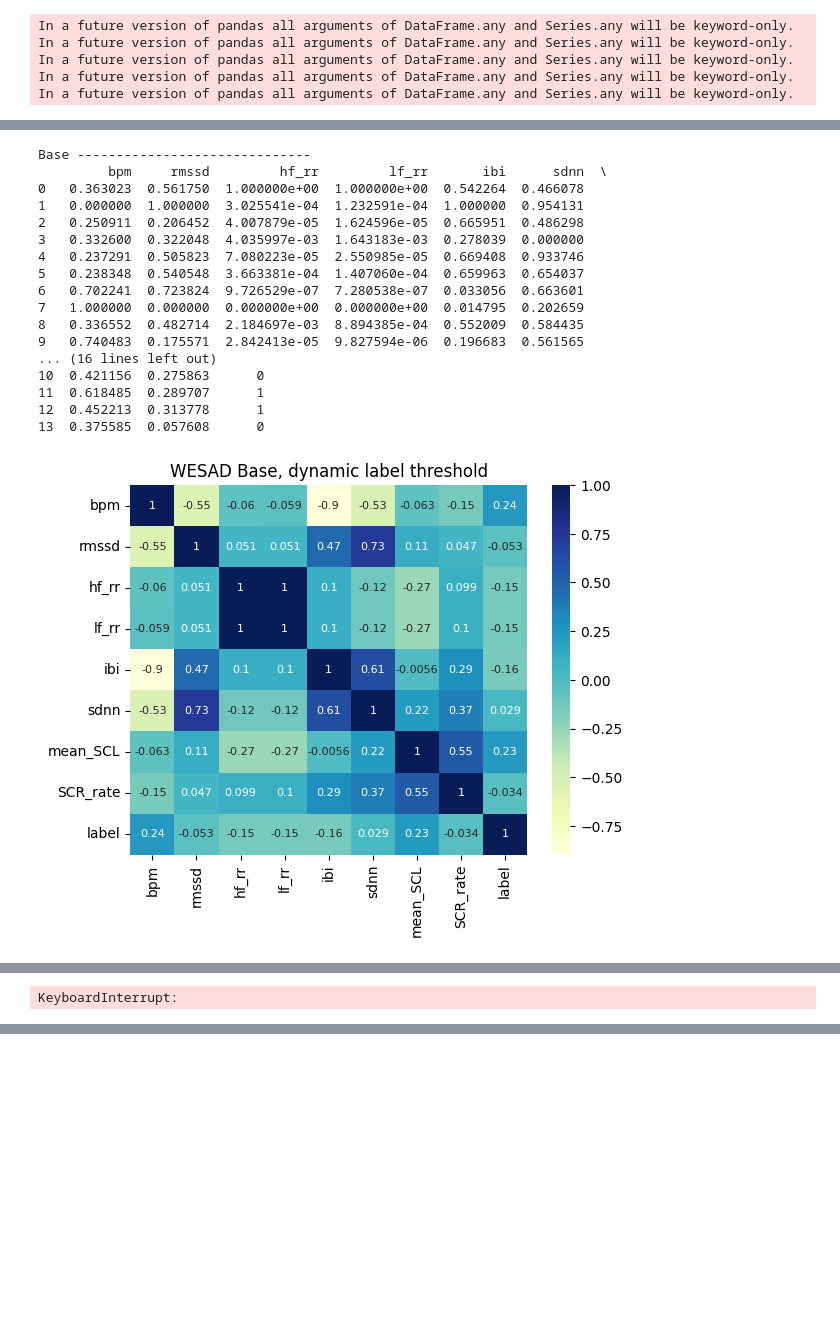
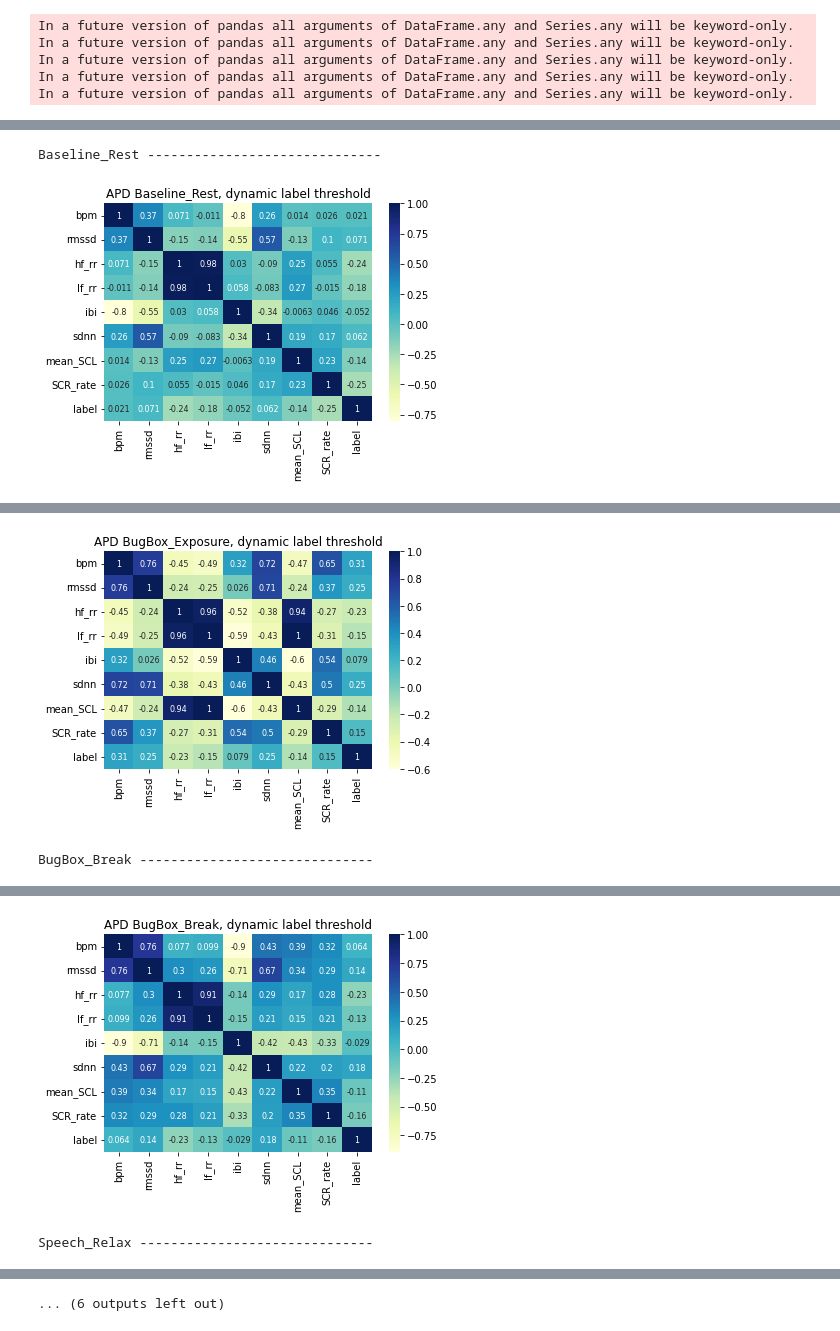
Before and after one commit to emilyxzhou/anxiety, a Jupyter notebook: notebooks/statistical_analysis/statistical_analysis.ipynb, the cells around one changed output, grey strips where cells are left out. Saved outputs shown, nothing was run; the diff lists cells and outputs as text; code cells hidden in the pictures; blank space fills up the shorter version.

```diff
--- a/notebooks/statistical_analysis/statistical_analysis.ipynb
+++ b/notebooks/statistical_analysis/statistical_analysis.ipynb
@@ -41,7 +41,7 @@ threshold = "fixed"
 # APD
 phases = dr_a.Phases.PHASES_LIST
 apd_label_type = "Anxiety"
-x, y = train.Train_APD.get_apd_data_ranking(metrics, phases, verbose=False, anxiety_label_type=apd_label_type, threshold=threshold)
+x, y = train.Train_APD.get_apd_data_ranking(metrics, phases, verbose=False, anxiety_label_type=apd_label_type, threshold=threshold, binary_labels=True)
 x = pd.concat([x, y], axis=1)
 
 apd_metric_dfs = {}
@@ -55,7 +55,7 @@ for i in range(len(phases)):
 # WESAD
 phases = dr_w.Phases.PHASE_ORDER
 wesad_label_type = "stai"
-x, y = train.Train_WESAD.get_wesad_data(metrics, phases, verbose=False, label_type=wesad_label_type, normalize=False, threshold=threshold)
+x, y = train.Train_WESAD.get_wesad_data(metrics, phases, verbose=False, label_type=wesad_label_type, normalize=False, threshold=threshold, binary_labels=True)
 x = pd.concat([x, y], axis=1)
 
 wesad_metric_dfs = {}
@@ -70,7 +70,7 @@ for i in range(len(phases)):
 study = "Study1"
 phases = dr_p.Study1.ALL
 popane_label_type = "affect"
-x, y = train.Train_POPANE.get_popane_data(study, metrics, phases, verbose=False, label_type=popane_label_type, normalize=False, threshold=threshold)
+x, y = train.Train_POPANE.get_popane_data(study, metrics, phases, verbose=False, label_type=popane_label_type, normalize=False, threshold=threshold, binary_labels=True)
 inds = pd.isnull(x).any(1).to_numpy().nonzero()[0]
 x = x.drop(inds, axis=0)
 y = y.drop(inds, axis=0)
@@ -87,7 +87,7 @@ for i in range(len(phases)):
 study = "Study2"
 phases = dr_p.Study2.ALL
 popane_label_type = "affect"
-x, y = train.Train_POPANE.get_popane_data(study, metrics, phases, verbose=False, label_type=popane_label_type, normalize=False, threshold=threshold)
+x, y = train.Train_POPANE.get_popane_data(study, metrics, phases, verbose=False, label_type=popane_label_type, normalize=False, threshold=threshold, binary_labels=True)
 inds = pd.isnull(x).any(1).to_numpy().nonzero()[0]
 x = x.drop(inds, axis=0)
 y = y.drop(inds, axis=0)
@@ -104,7 +104,7 @@ for i in range(len(phases)):
 study = "Study3"
 phases = dr_p.Study3.ALL
 popane_label_type = "affect"
-x, y = train.Train_POPANE.get_popane_data(study, metrics, phases, verbose=False, label_type=popane_label_type, normalize=False, threshold=threshold)
+x, y = train.Train_POPANE.get_popane_data(study, metrics, phases, verbose=False, label_type=popane_label_type, normalize=False, threshold=threshold, binary_labels=True)
 inds = pd.isnull(x).any(1).to_numpy().nonzero()[0]
 x = x.drop(inds, axis=0)
 y = y.drop(inds, axis=0)
@@ -121,7 +121,7 @@ for i in range(len(phases)):
 study = "Study4"
 phases = dr_p.Study4.ALL
 popane_label_type = "affect"
-x, y = train.Train_POPANE.get_popane_data(study, metrics, phases, verbose=False, label_type=popane_label_type, normalize=False, threshold=threshold)
+x, y = train.Train_POPANE.get_popane_data(study, metrics, phases, verbose=False, label_type=popane_label_type, normalize=False, threshold=threshold, binary_labels=True)
 inds = pd.isnull(x).any(1).to_numpy().nonzero()[0]
 x = x.drop(inds, axis=0)
 y = y.drop(inds, axis=0)
@@ -138,7 +138,7 @@ for i in range(len(phases)):
 study = "Study5"
 phases = dr_p.Study5.ALL
 popane_label_type = "affect"
-x, y = train.Train_POPANE.get_popane_data(study, metrics, phases, verbose=False, label_type=popane_label_type, normalize=False, threshold=threshold)
+x, y = train.Train_POPANE.get_popane_data(study, metrics, phases, verbose=False, label_type=popane_label_type, normalize=False, threshold=threshold, binary_labels=True)
 inds = pd.isnull(x).any(1).to_numpy().nonzero()[0]
 x = x.drop(inds, axis=0)
 y = y.drop(inds, axis=0)
@@ -426,69 +390,53 @@ import seaborn as sb
 threshold = "dynamic"
 
 
-# phases = dr_a.Phases.PHASES_LIST
-# apd_label_type = "Anxiety"
+phases = dr_a.Phases.PHASES_LIST
+apd_label_type = "Anxiety"
+
+for i, phase in enumerate(phases):
+    print(f"{phase} " + "-"*30)
+    x, y = train.Train_APD.get_apd_data_ranking(metrics, [phase], verbose=False, anxiety_label_type=apd_label_type, threshold=threshold)
+    x = pd.concat([x, y], axis=1)
+    heat_map = sb.heatmap(x.loc[:, metrics + ["label"]].corr(), cmap="YlGnBu", annot=True, annot_kws={"fontsize":8})
+    plt.title(f"APD {phase}, {threshold} label threshold")
+    plt.show()
+
+
+# phases = dr_w.Phases.PHASE_ORDER
+# wesad_label_type = "stai"
 
 # for i, phase in enumerate(phases):
 #     print(f"{phase} " + "-"*30)
-#     x, y = train.Train_APD.get_apd_data_ranking(metrics, [phase], verbose=False, anxiety_label_type=apd_label_type, threshold=threshold)
+#     x, y = train.Train_WESAD.get_wesad_data(metrics, [phase], verbose=False, label_type=wesad_label_type, normalize=True, threshold=threshold)
 #     x = pd.concat([x, y], axis=1)
 #     heat_map = sb.heatmap(x.loc[:, metrics + ["label"]].corr(), cmap="YlGnBu", annot=True, annot_kws={"fontsize":8})
-#     plt.title(f"APD {phase}, {threshold} label threshold")
+#     plt.title(f"WESAD {phase}, {threshold} label threshold")
 #     plt.show()
-
-
-phases = dr_w.Phases.PHASE_ORDER
-wesad_label_type = "stai"
-
-for i, phase in enumerate(phases):
-    print(f"{phase} " + "-"*30)
-    x, y = train.Train_WESAD.get_wesad_data(metrics, [phase], verbose=False, label_type=wesad_label_type, normalize=True, threshold=threshold)
-    x = pd.concat([x, y], axis=1)
-    heat_map = sb.heatmap(x.loc[:, metrics + ["label"]].corr(), cmap="YlGnBu", annot=True, annot_kws={"fontsize":8})
-    plt.title(f"WESAD {phase}, {threshold} label threshold")
-    plt.show()
 
 # popane_studies = {
 #     "Study1": dr_p.Study1.ALL,
 #     "Study2": dr_p.Study2.ALL,
 #     "Study3": dr_p.Study3.ALL,
 #     # "Study4": dr_p.Study4.ALL,
 #     "Study5": dr_p.Study5.ALL,
 #     # "Study6": dr_p.Study6.ALL,
 #     # "Study7": dr_p.Study7.ALL
 # }
 # popane_label_type = "affect"
 
 # for study in popane_studies.keys():
 #     phases = popane_studies[study]
 #     for i, phase in enumerate(phases):
 #         print(f"{phase} " + "-"*30)
 #         try:
 #             x, y = train.Train_POPANE.get_popane_data(study, metrics, [phase], verbose=False, label_type=popane_label_type, threshold=threshold)
 #         except Exception as e:
 #             print(f"Unable to load data for {study} {phase}")
 #             continue
 #         x = pd.concat([x, y], axis=1)
 #         heat_map = sb.heatmap(x.loc[:, metrics + ["label"]].corr(), cmap="YlGnBu", annot=True, annot_kws={"fontsize":8})
 #         plt.title(f"POPANE {study}, {phase}, {threshold} label threshold")
 #         plt.show()
 # %% [output]
-Base ------------------------------
-         bpm     rmssd         hf_rr         lf_rr       ibi      sdnn  \
-0   0.363023  0.561750  1.000000e+00  1.000000e+00  0.542264  0.466078
-1   0.000000  1.000000  3.025541e-04  1.232591e-04  1.000000  0.954131
-2   0.250911  0.206452  4.007879e-05  1.624596e-05  0.665951  0.486298
-3   0.332600  0.322048  4.035997e-03  1.643183e-03  0.278039  0.000000
-4   0.237291  0.505823  7.080223e-05  2.550985e-05  0.669408  0.933746
-5   0.238348  0.540548  3.663381e-04  1.407060e-04  0.659963  0.654037
-6   0.702241  0.723824  9.726529e-07  7.280538e-07  0.033056  0.663601
-7   1.000000  0.000000  0.000000e+00  0.000000e+00  0.014795  0.202659
-8   0.336552  0.482714  2.184697e-03  8.894385e-04  0.552009  0.584435
-9   0.740483  0.175571  2.842413e-05  9.827594e-06  0.196683  0.561565
-... (16 lines left out)
-10  0.421156  0.275863      0
-11  0.618485  0.289707      1
-12  0.452213  0.313778      1
-13  0.375585  0.057608      0
+Baseline_Rest ------------------------------
-[figure, old version]
+[figure, new version]
@@ -548 +448,2 @@ Fun ------------------------------
+[figure, new version]
-KeyboardInterrupt:
+BugBox_Break ------------------------------
@@ -549,0 +450,2 @@ KeyboardInterrupt:
+[figure, added]
+Speech_Relax ------------------------------
@@ -549,0 +453 @@ KeyboardInterrupt:
+... (6 outputs left out)
```
Also changed, not shown: parts of 3 cells of this notebook, 4 other files.
